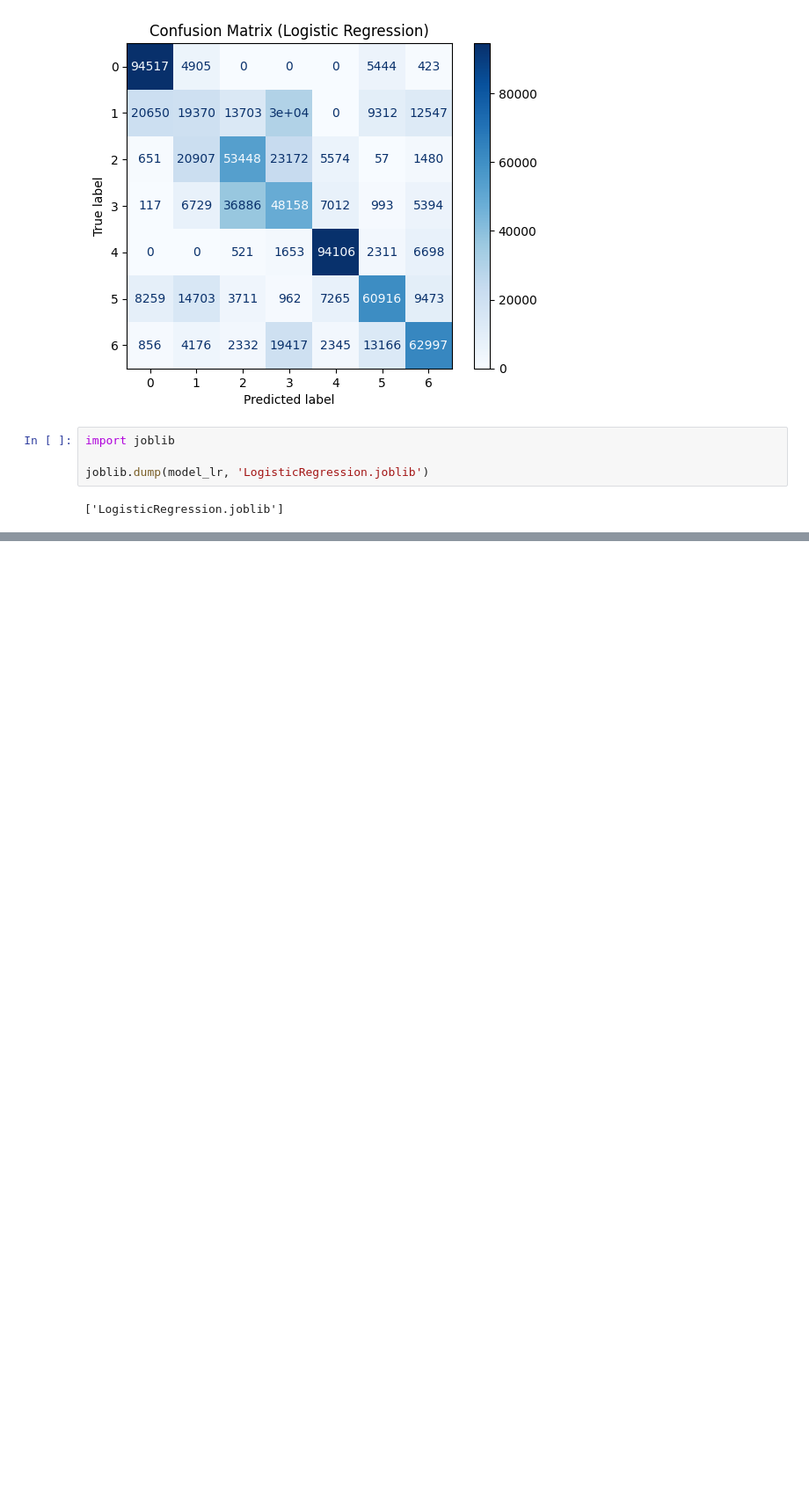
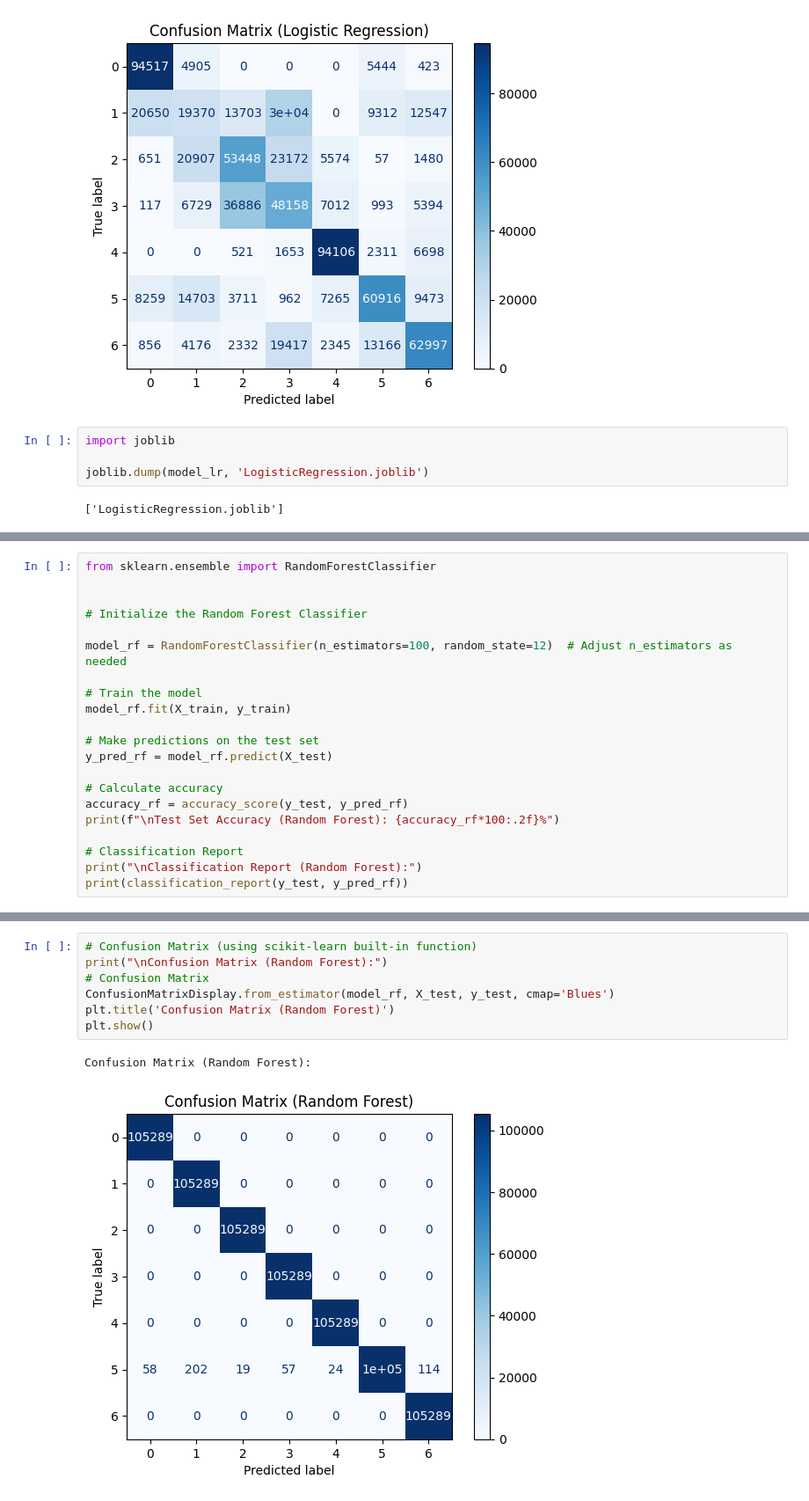
Before and after one commit to premkumarthimmagalla/AQI-App, a Jupyter notebook: st20313528.ipynb, the cells around one changed output, grey strips where cells are left out. Shown at 88% size. Saved outputs shown, nothing was run; the diff lists cells and outputs as text; blank space fills up the shorter version.

Commit message:
Completed model evaluation metrics

```diff
--- a/st20313528.ipynb
+++ b/st20313528.ipynb
@@ -670,0 +673,21 @@ files.download('LogisticRegression.joblib')
+# %%
+from sklearn.ensemble import RandomForestClassifier
+
+
+# Initialize the Random Forest Classifier
+
+model_rf = RandomForestClassifier(n_estimators=100, random_state=12)  # Adjust n_estimators as needed
+
+# Train the model
+model_rf.fit(X_train, y_train)
+
+# Make predictions on the test set
+y_pred_rf = model_rf.predict(X_test)
+
+# Calculate accuracy
+accuracy_rf = accuracy_score(y_test, y_pred_rf)
+print(f"\nTest Set Accuracy (Random Forest): {accuracy_rf*100:.2f}%")
+
+# Classification Report
+print("\nClassification Report (Random Forest):")
+print(classification_report(y_test, y_pred_rf))
@@ -670,0 +711,10 @@ files.download('LogisticRegression.joblib')
+# %%
+# Confusion Matrix (using scikit-learn built-in function)
+print("\nConfusion Matrix (Random Forest):")
+# Confusion Matrix
+ConfusionMatrixDisplay.from_estimator(model_rf, X_test, y_test, cmap='Blues')
+plt.title('Confusion Matrix (Random Forest)')
+plt.show()
+# %% [output]
+Confusion Matrix (Random Forest):
+[figure, added]
```
Also changed, not shown: parts of 2 cells of this notebook.
